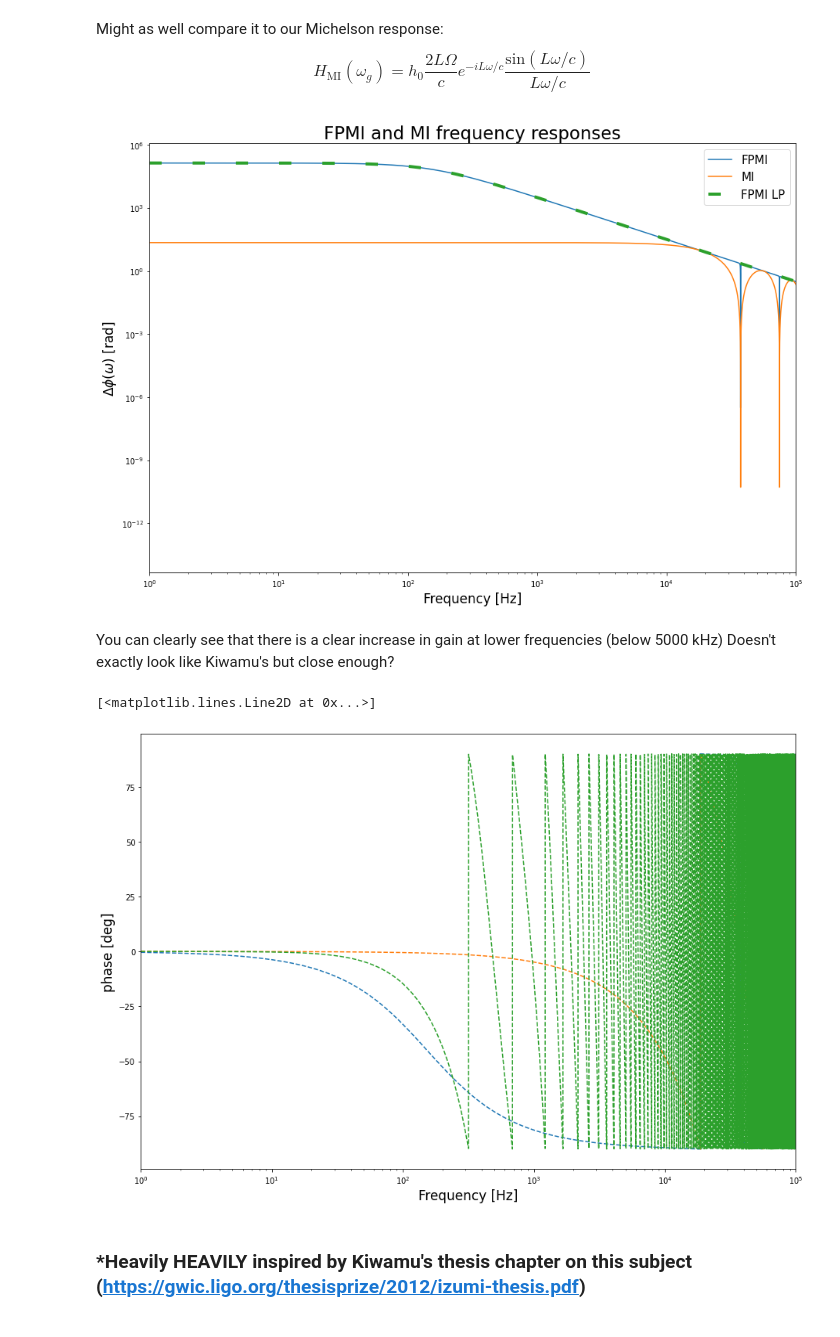
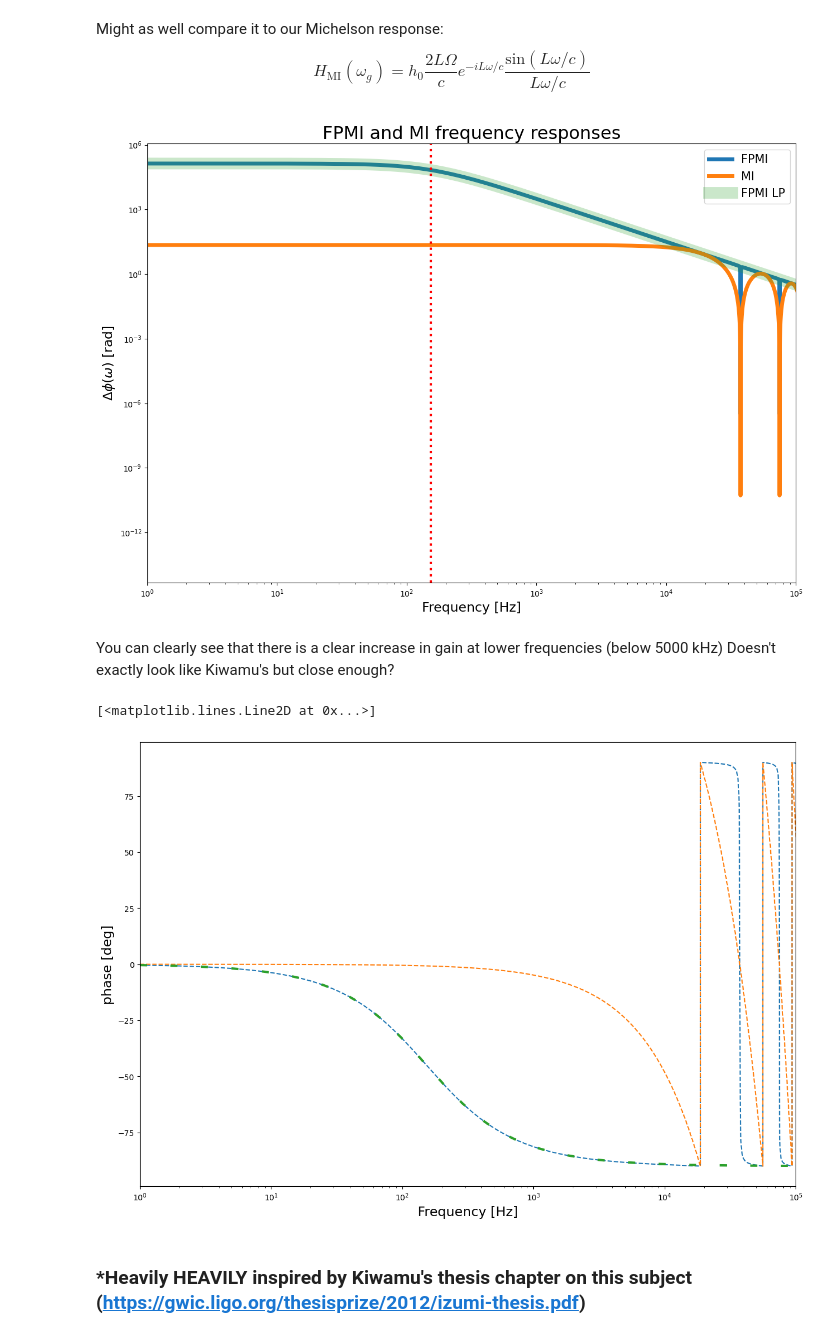
Before and after one commit to dancvan/dissertation, a Jupyter notebook: code/fpmi_fr.ipynb, the cells around one changed output. Drawn from its saved outputs; the diff is of its cells as text; code cells hidden in the pictures.

```diff
--- a/code/fpmi_fr.ipynb
+++ b/code/fpmi_fr.ipynb
@@ -150,7 +150,7 @@ $$ f_\mathrm{pole} = \frac{c}{4 \pi L} \frac{\sqrt{r_1 r_2}}{1- r_1 r_2} $$
 # %%
 f_pole = 1/(((4*np.pi*L)*np.sqrt(r_1*r_2))/(cee*(1-r_1*r_2)))
 def fpmi_lp(freq, cav_pole):
-    return 1/(1 - 1j*(freq/cav_pole))#*np.exp(1j*freq/cav_pole))
+    return 1/(1 + 1j*(freq/cav_pole))#*np.exp(1j*freq/cav_pole))
 # %% [markdown]
 Might as well compare it to our Michelson response:
 $$ H_{\mathrm{MI}}(\omega_g) = h_0\frac{2 L \Omega}{c}e^{-i L \omega / c} \frac{\mathrm{sin}(L \omega /c)}{L \omega /c} $$
@@ -169,31 +169,32 @@ H_MI_modsq = np.real(H_MI)**2 + np.imag(H_MI)**2
 H_FPMI_LP_modsq=np.real(H_FPMI_LP)**2 + np.imag(H_FPMI_LP)**2
 # %%
 plt.figure(figsize=(15,10.22))
-plt.loglog(w,H_FPMI_modsq, label='FPMI')
-plt.loglog(w,H_MI_modsq, label= 'MI')
-plt.loglog(w,H_FPMI_LP_modsq*H_FPMI_modsq[0],linestyle= '--', dashes=(4,10), label='FPMI LP', linewidth = 4.0)
-plt.title('FPMI and MI frequency responses', FontSize=23)
+plt.loglog(w,H_FPMI_modsq, label='FPMI', linewidth=5.0)
+plt.loglog(w,H_MI_modsq, label= 'MI', linewidth= 5)
+plt.loglog(w,H_FPMI_LP_modsq*H_FPMI_modsq[0], label='FPMI LP', linewidth = 15.0, alpha=0.25)
+plt.axvline (x=f_pole,ymin=1e-13, color='red', linestyle='dotted', linewidth=3)
+plt.title('FPMI and MI frequency responses', fontsize=23)
 plt.xlim([1,100000])
 #plt.ylim([10e-6, 10e7])
-plt.xlabel('Frequency [Hz]',FontSize=17)
-plt.ylabel('$\Delta \phi (\omega)$ [rad]',FontSize=17)
+plt.xlabel('Frequency [Hz]',fontsize=17)
+plt.ylabel('$\Delta \phi (\omega)$ [rad]',fontsize=17)
 lgd=plt.legend(prop={'size': 15})
 # %% [output]
-[figure, old version]
+[figure, new version]
 # %% [markdown]
 You can clearly see that there is a clear increase in gain at lower frequencies (below 5000 kHz)
 Doesn't exactly look like Kiwamu's but close enough?
 # %%
 plt.figure(figsize=(15,10.22))
 plt.xlim([1,100000])
-plt.ylabel('phase [deg]', FontSize=17)
-plt.xlabel('Frequency [Hz]', FontSize=17)
+plt.ylabel('phase [deg]', fontsize=17)
+plt.xlabel('Frequency [Hz]', fontsize=17)
 plt.semilogx(w,(180/np.pi)*np.arctan(np.imag(H_FPMI)/np.real(H_FPMI)),'--')
 plt.semilogx(w,(180/np.pi)*np.arctan(np.imag(H_MI)/np.real(H_MI)), '--')
-plt.semilogx(w,(180/np.pi)*np.arctan(np.imag(H_FPMI_LP)/np.real(H_FPMI_LP)),'--')
+plt.semilogx(w,(180/np.pi)*np.arctan(np.imag(H_FPMI_LP)/np.real(H_FPMI_LP)),linestyle='--', linewidth=3.0,dashes=(3,10))
 # %% [output]
 [<matplotlib.lines.Line2D at 0x...>]
-[figure, old version]
+[figure, new version]
 # %% [markdown]
 ### *Heavily HEAVILY inspired by Kiwamu's thesis chapter on this subject (https://gwic.ligo.org/thesisprize/2012/izumi-thesis.pdf)
 # %% [markdown]
```
Also changed, not shown: 1 other file.
